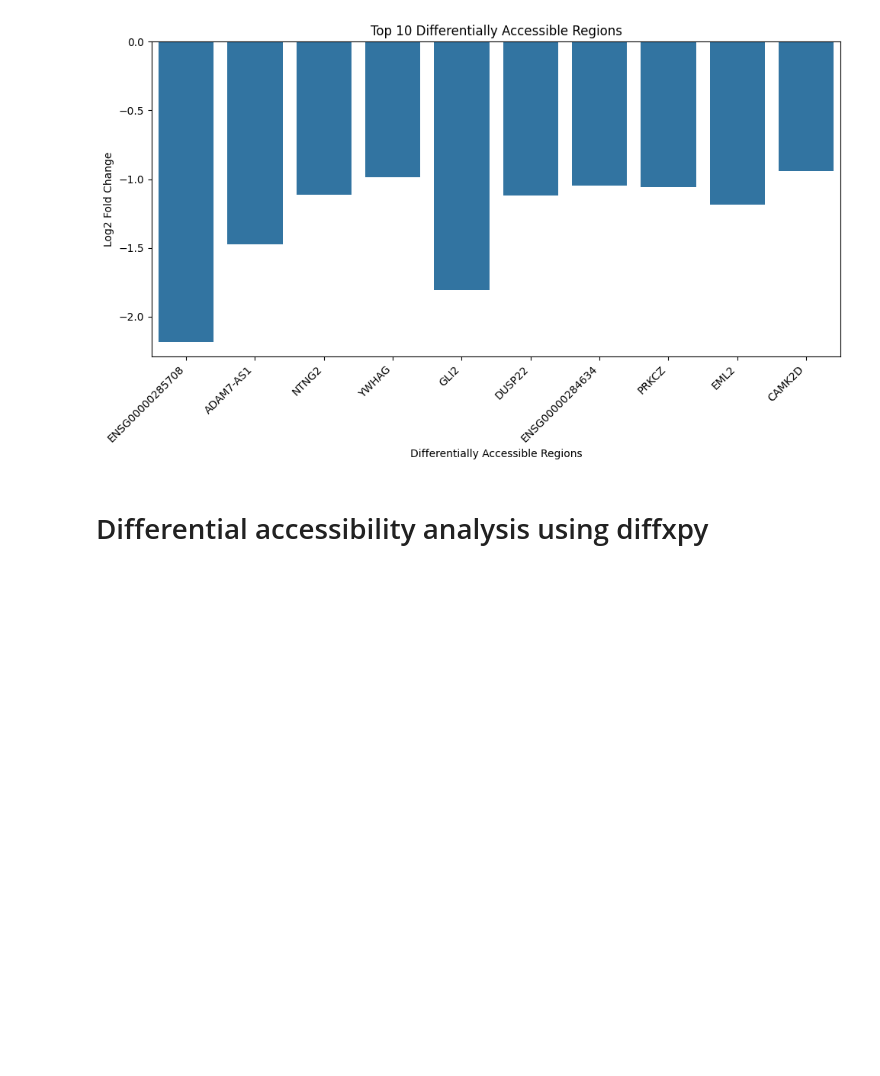
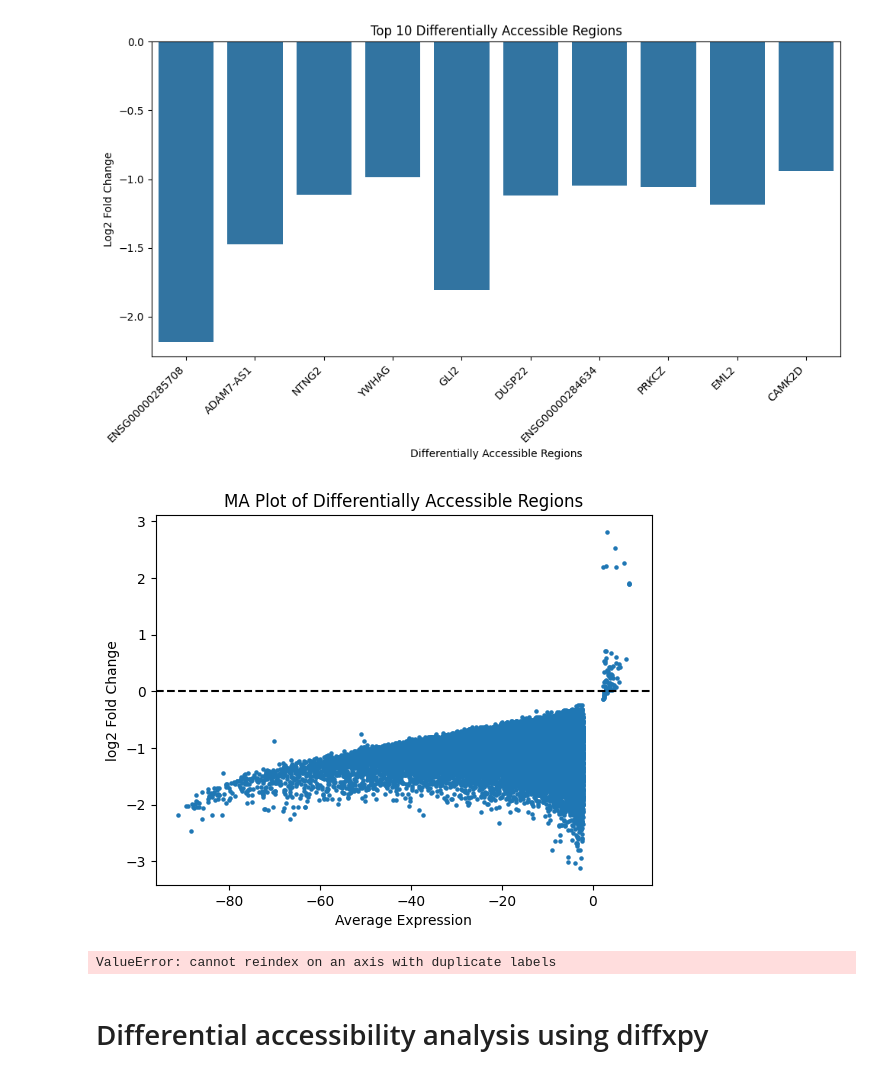
Before and after one commit to Droslj/scATAC-seq-complete-, a Jupyter notebook: scATAC_seq_(1)_DA.ipynb, the cells around one changed output. Cells and saved outputs as stored; diff of their text form; code cells hidden in the pictures; blank space fills up the shorter version.

```diff
--- a/scATAC_seq_(1)_DA.ipynb
+++ b/scATAC_seq_(1)_DA.ipynb
@@ -196,6 +198,24 @@ plt.tight_layout()
 plt.show()
 # %% [output]
 [figure]
+# %%
+import matplotlib.pyplot as plt
+
+# Assuming 'res_df' is your DataFrame of differential accessibility results
+plt.scatter(top_dars['scores'], top_dars['logfoldchanges'], s=5)
+plt.xlabel('Average Expression')
+plt.ylabel('log2 Fold Change')
+plt.title('MA Plot of Differentially Accessible Regions')
+plt.axhline(y=0, color='black', linestyle='--')
+plt.show()
+# %% [output]
+[figure, added]
+# %%
+sns.violinplot(x='Treatment', y=top_dars['scores'], data=adata_concat.obs)
+plt.title(f'Accessibility of {dar_of_interest} across Treatment Groups')
+plt.show()
+# %% [output]
+ValueError: cannot reindex on an axis with duplicate labels
 # %% [markdown]
 # Differential accessibility analysis using diffxpy
 # %%
```
Also changed, not shown: parts of 2 cells of this notebook.
